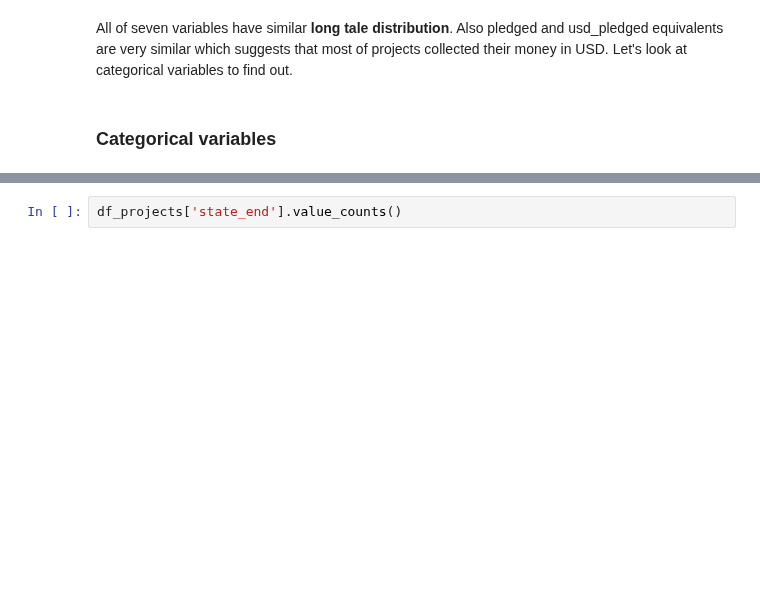
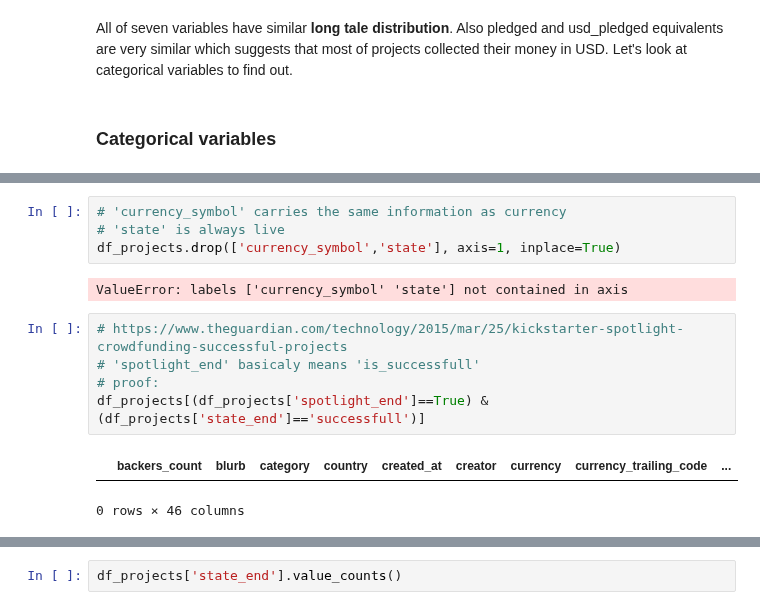
Before and after one commit to blanarik/kickstarter_success_prediction, a Jupyter notebook: 03_Kickstarter_data_integration.ipynb, the cells around one changed output, grey strips where cells are left out. Saved outputs shown, nothing was run; the diff lists cells and outputs as text; blank space fills up the shorter version.

```diff
--- a/03_Kickstarter_data_integration.ipynb
+++ b/03_Kickstarter_data_integration.ipynb
@@ -248,0 +296,14 @@ All of seven variables have similar **long tale distribution**. Also pledged and
+# %%
+# 'currency_symbol' carries the same information as currency
+# 'state' is always live
+df_projects.drop(['currency_symbol','state'], axis=1, inplace=True)
+# %% [output]
+ValueError: labels ['currency_symbol' 'state'] not contained in axis
+# %%
+# https://www.theguardian.com/technology/2015/mar/25/kickstarter-spotlight-crowdfunding-successful-projects
+# 'spotlight_end' basicaly means 'is_successfull'
+# proof:
+df_projects[(df_projects['spotlight_end']==True) & (df_projects['state_end']=='successfull')]
+# %% [output]
+|  | backers_count | blurb | category | country | created_at | creator | currency | currency_trailing_code | ... |
+0 rows × 46 columns
```
Also changed, not shown: parts of 5 cells of this notebook, 1 other file.
